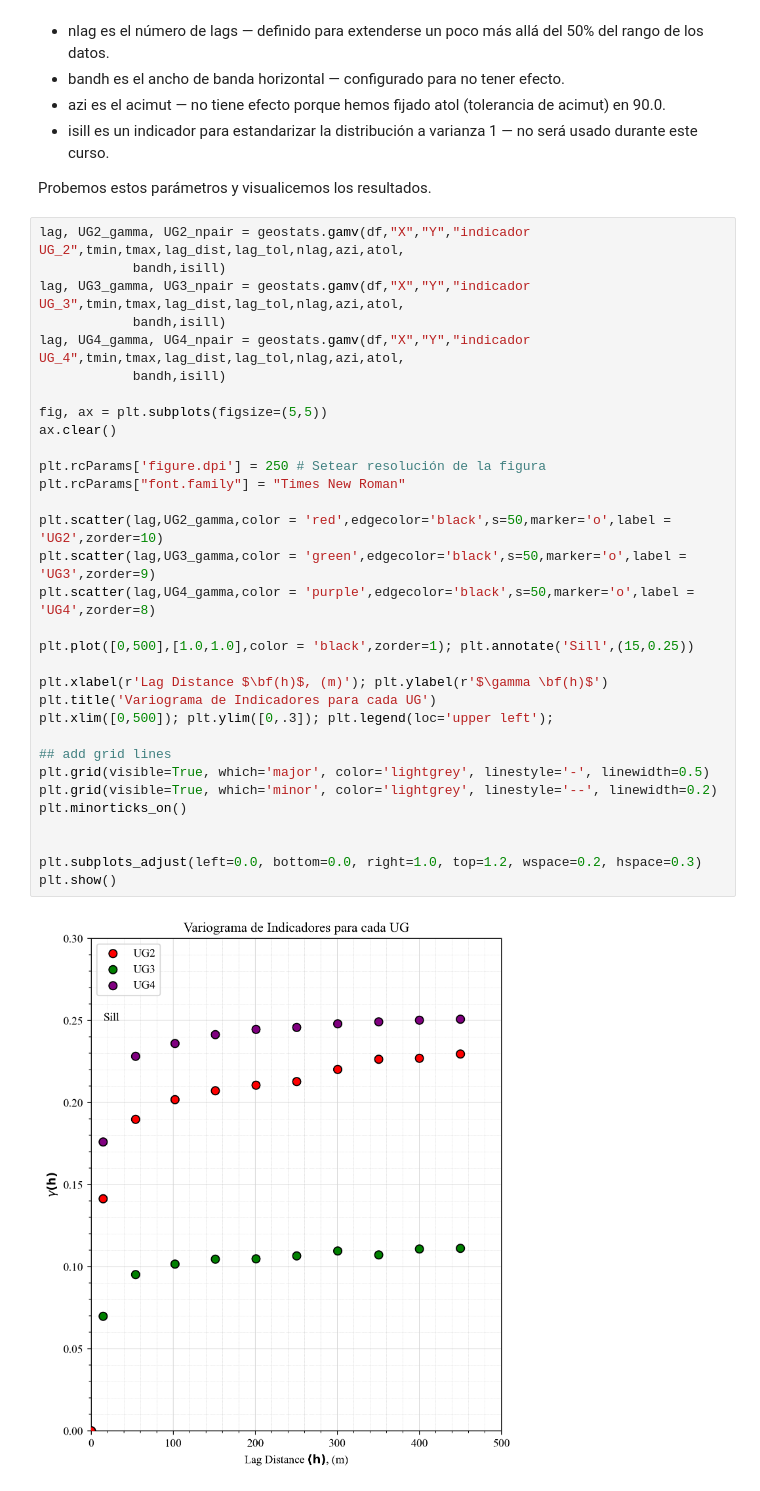
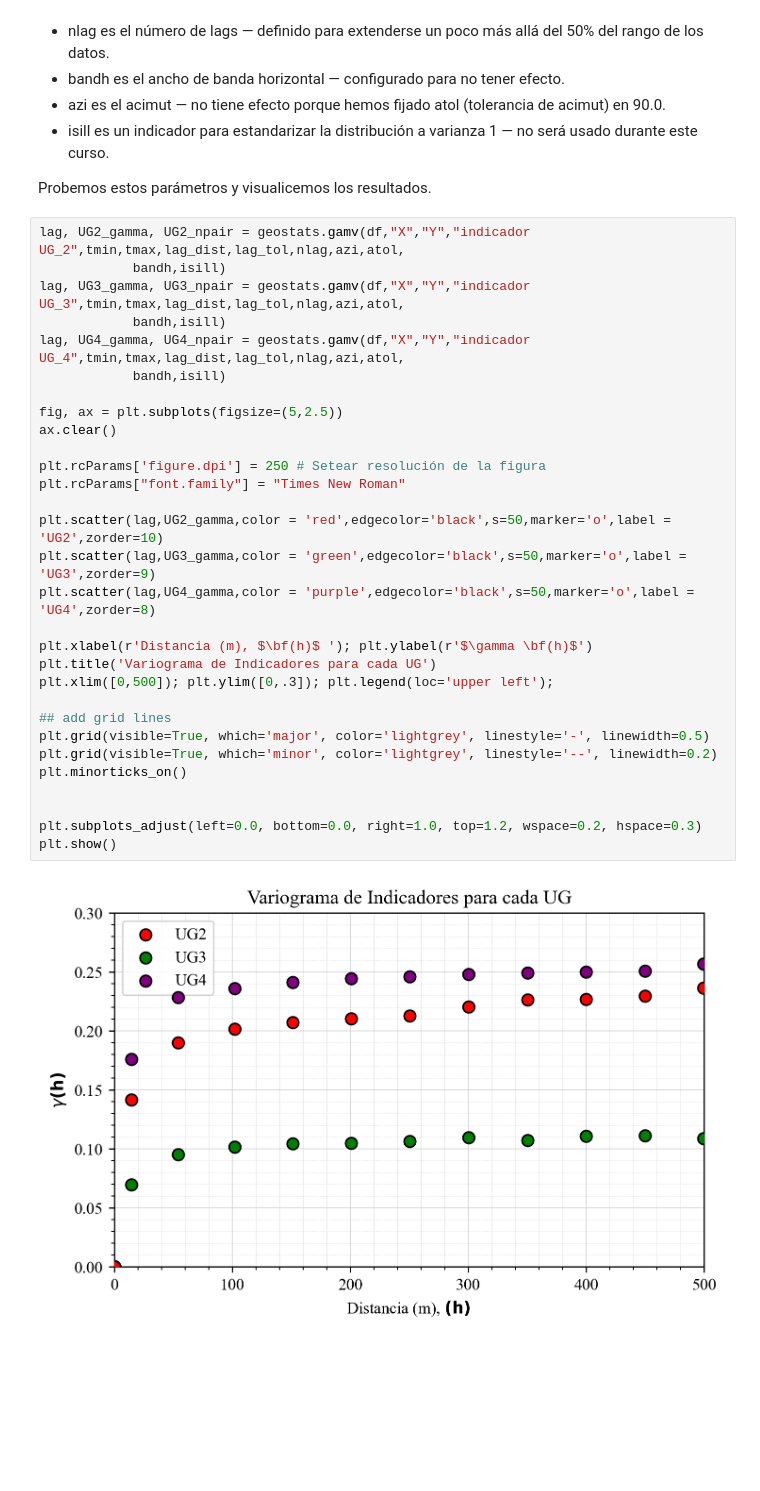
Before and after one commit to arqlm/arqlm.github.io, a Jupyter notebook: courses/MIN431/lessons/04/02_Def_UG_Vol.ipynb, the cells around one changed output. Drawn from its saved outputs; the diff is of its cells as text; blank space fills up the shorter version.

```diff
--- a/courses/MIN431/lessons/04/02_Def_UG_Vol.ipynb
+++ b/courses/MIN431/lessons/04/02_Def_UG_Vol.ipynb
@@ -250,34 +250,32 @@ Probemos estos parámetros y visualicemos los resultados.
 # %%
 lag, UG2_gamma, UG2_npair = geostats.gamv(df,"X","Y","indicador UG_2",tmin,tmax,lag_dist,lag_tol,nlag,azi,atol,
             bandh,isill)
 lag, UG3_gamma, UG3_npair = geostats.gamv(df,"X","Y","indicador UG_3",tmin,tmax,lag_dist,lag_tol,nlag,azi,atol,
             bandh,isill)
 lag, UG4_gamma, UG4_npair = geostats.gamv(df,"X","Y","indicador UG_4",tmin,tmax,lag_dist,lag_tol,nlag,azi,atol,
             bandh,isill)
 
-fig, ax = plt.subplots(figsize=(5,5))
+fig, ax = plt.subplots(figsize=(5,2.5))
 ax.clear()
 
 plt.rcParams['figure.dpi'] = 250 # Setear resolución de la figura
 plt.rcParams["font.family"] = "Times New Roman"
 
 plt.scatter(lag,UG2_gamma,color = 'red',edgecolor='black',s=50,marker='o',label = 'UG2',zorder=10)
 plt.scatter(lag,UG3_gamma,color = 'green',edgecolor='black',s=50,marker='o',label = 'UG3',zorder=9)
 plt.scatter(lag,UG4_gamma,color = 'purple',edgecolor='black',s=50,marker='o',label = 'UG4',zorder=8)
 
-plt.plot([0,500],[1.0,1.0],color = 'black',zorder=1); plt.annotate('Sill',(15,0.25))
-
-plt.xlabel(r'Lag Distance $\bf(h)$, (m)'); plt.ylabel(r'$\gamma \bf(h)$')
+plt.xlabel(r'Distancia (m), $\bf(h)$ '); plt.ylabel(r'$\gamma \bf(h)$')
 plt.title('Variograma de Indicadores para cada UG')
 plt.xlim([0,500]); plt.ylim([0,.3]); plt.legend(loc='upper left');
 
 ## add grid lines
 plt.grid(visible=True, which='major', color='lightgrey', linestyle='-', linewidth=0.5)
 plt.grid(visible=True, which='minor', color='lightgrey', linestyle='--', linewidth=0.2)
 plt.minorticks_on()
 
 
 plt.subplots_adjust(left=0.0, bottom=0.0, right=1.0, top=1.2, wspace=0.2, hspace=0.3)
 plt.show()
 # %% [output]
-[figure, old version]
+[figure, new version]
```
Also changed, not shown: parts of 9 cells of this notebook, 15 other files.
